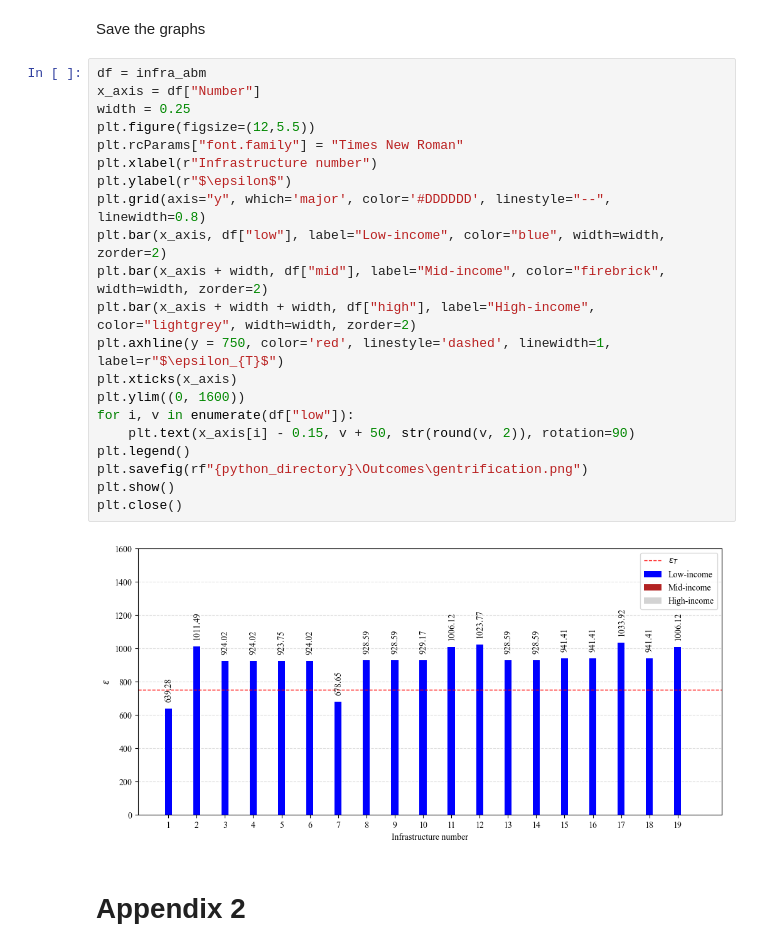
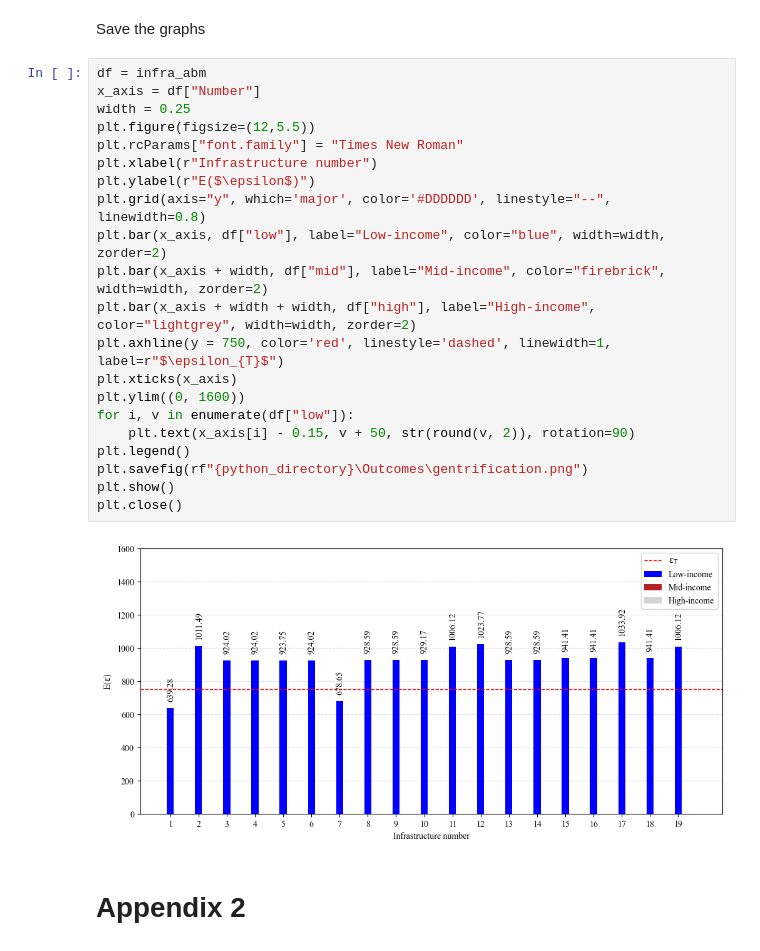
Before and after one commit to YahyaGamal/Communications_paper_graphs, a Jupyter notebook: ABM_analysis.ipynb, the cells around one changed output. Drawn from its saved outputs; the diff is of its cells as text.

Commit message:
updated to mean epsilon

```diff
--- a/ABM_analysis.ipynb
+++ b/ABM_analysis.ipynb
@@ -196,25 +196,25 @@ Save the graphs
 # %%
 df = infra_abm
 x_axis = df["Number"]
 width = 0.25
 plt.figure(figsize=(12,5.5))
 plt.rcParams["font.family"] = "Times New Roman"
 plt.xlabel(r"Infrastructure number")
-plt.ylabel(r"$\epsilon$")
+plt.ylabel(r"E($\epsilon$)")
 plt.grid(axis="y", which='major', color='#DDDDDD', linestyle="--", linewidth=0.8)
 plt.bar(x_axis, df["low"], label="Low-income", color="blue", width=width, zorder=2)
 plt.bar(x_axis + width, df["mid"], label="Mid-income", color="firebrick", width=width, zorder=2)
 plt.bar(x_axis + width + width, df["high"], label="High-income", color="lightgrey", width=width, zorder=2)
 plt.axhline(y = 750, color='red', linestyle='dashed', linewidth=1, label=r"$\epsilon_{T}$")
 plt.xticks(x_axis)
 plt.ylim((0, 1600))
 for i, v in enumerate(df["low"]):
     plt.text(x_axis[i] - 0.15, v + 50, str(round(v, 2)), rotation=90)
 plt.legend()
 plt.savefig(rf"{python_directory}\Outcomes\gentrification.png")
 plt.show()
 plt.close()
 # %% [output]
-[figure, old version]
+[figure, new version]
 # %% [markdown]
 # Appendix 2
```
Also changed, not shown: parts of 1 cell of this notebook.
